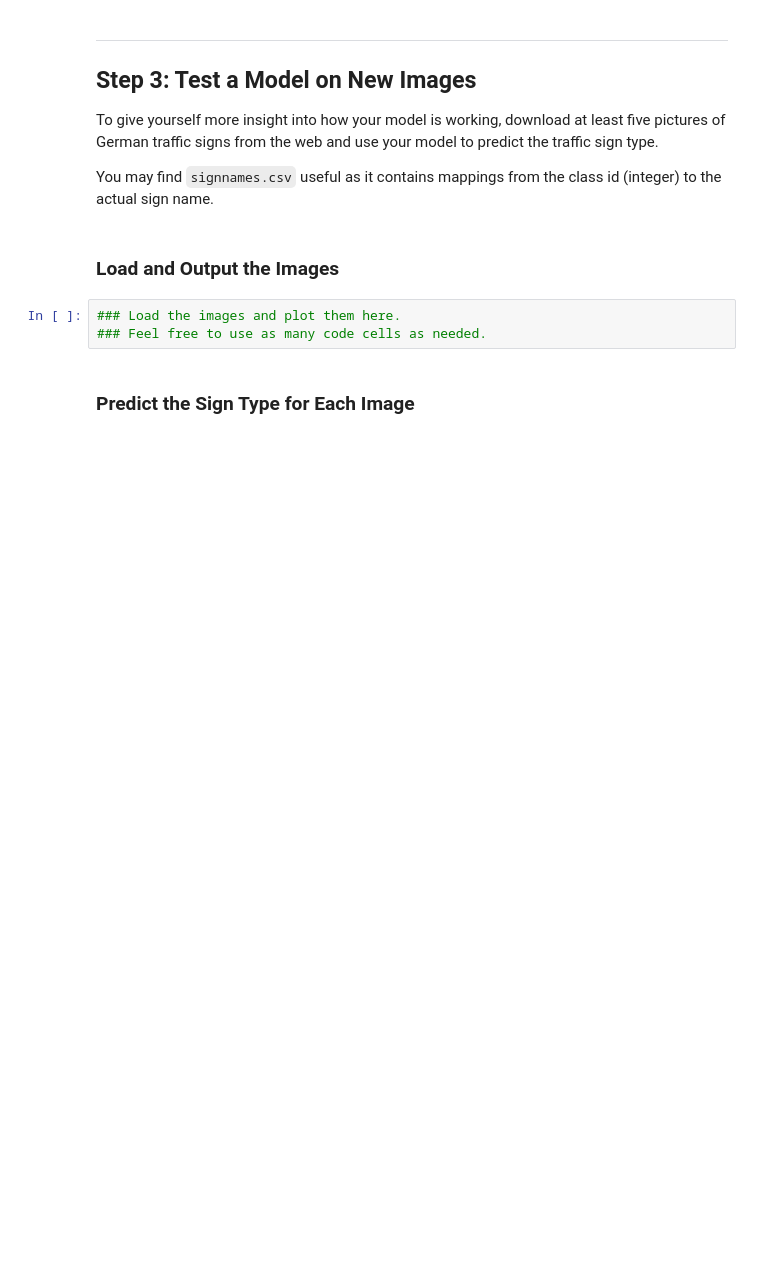
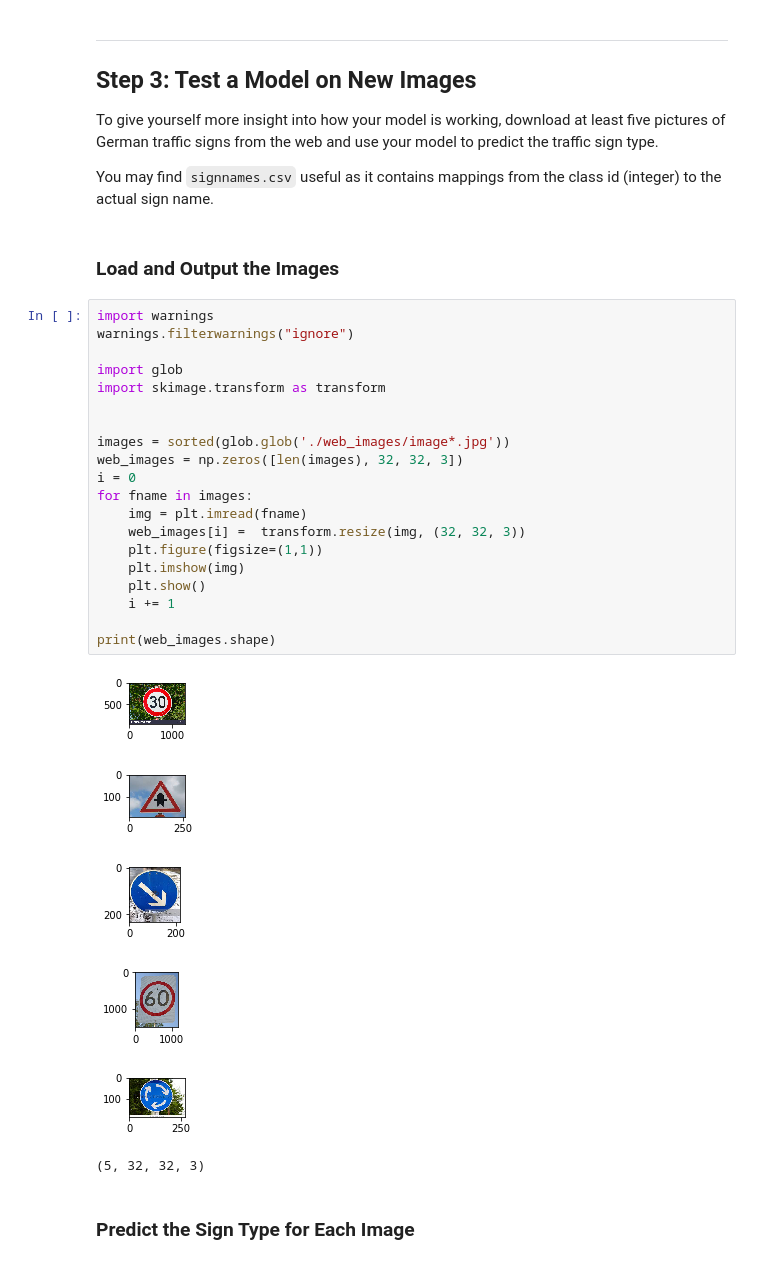
Before and after one commit to govinsprabhu/Traffic_signs_detector, a Jupyter notebook: Traffic_Sign_Classifier.ipynb, the cells around one changed output. Cells and saved outputs as stored; diff of their text form; blank space fills up the shorter version.

```diff
--- a/Traffic_Sign_Classifier.ipynb
+++ b/Traffic_Sign_Classifier.ipynb
@@ -148,9 +429,33 @@ To give yourself more insight into how your model is working, download at least
 You may find `signnames.csv` useful as it contains mappings from the class id (integer) to the actual sign name.
 # %% [markdown]
 ### Load and Output the Images
-# %%
-### Load the images and plot them here.
-### Feel free to use as many code cells as needed.
+# %%
+import warnings
+warnings.filterwarnings("ignore")
+
+import glob
+import skimage.transform as transform
+
+
+images = sorted(glob.glob('./web_images/image*.jpg'))
+web_images = np.zeros([len(images), 32, 32, 3])
+i = 0
+for fname in images:
+    img = plt.imread(fname)
+    web_images[i] =  transform.resize(img, (32, 32, 3))
+    plt.figure(figsize=(1,1))
+    plt.imshow(img)
+    plt.show()
+    i += 1
+
+print(web_images.shape)
+# %% [output]
+[figure, added]
+[figure, added]
+[figure, added]
+[figure, added]
+[figure, added]
+(5, 32, 32, 3)
 # %% [markdown]
 ### Predict the Sign Type for Each Image
 # %%
```
Also changed, not shown: parts of 25 cells of this notebook, 1 other file.
